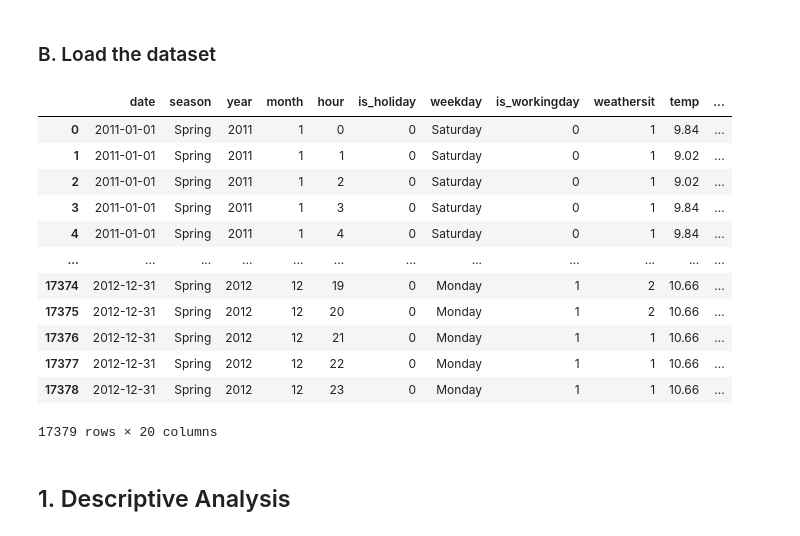
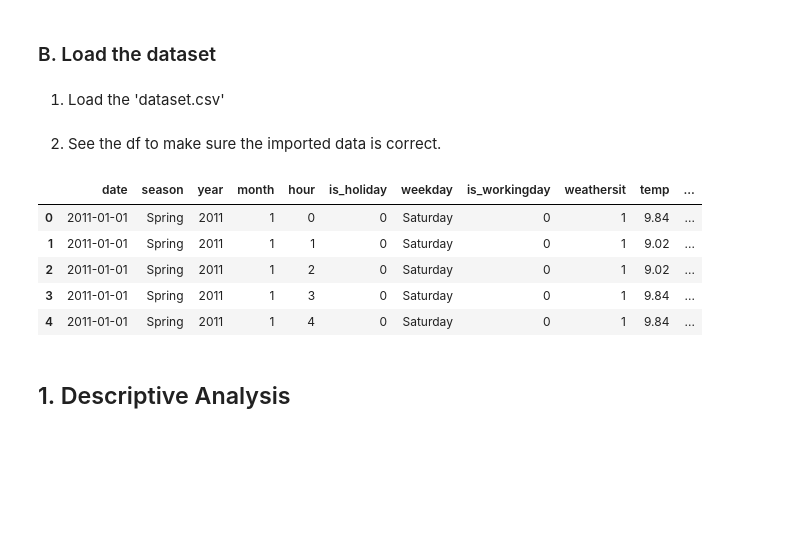
Before and after one commit to bagusfarisa/bike-sharing-demand-probability-analysis, a Jupyter notebook: bikesharing.ipynb, the cells around one changed output. Cells and saved outputs as stored; diff of their text form; code cells hidden in the pictures; blank space fills up the shorter version.

```diff
--- a/bikesharing.ipynb
+++ b/bikesharing.ipynb
@@ -19,22 +19,19 @@ import seaborn as sns
 # %% [markdown]
 ### B. Load the dataset
+# %% [markdown]
+1. Load the 'dataset.csv'
 # %%
 df = pd.read_csv('dataset.csv')
+# %% [markdown]
+2. See the df to make sure the imported data is correct.
 # %%
-df
+df.head()
 # %% [output]
 |  | date | season | year | month | hour | is_holiday | weekday | is_workingday | weathersit | temp | ... |
 | 0 | 2011-01-01 | Spring | 2011 | 1 | 0 | 0 | Saturday | 0 | 1 | 9.84 | ... |
 | 1 | 2011-01-01 | Spring | 2011 | 1 | 1 | 0 | Saturday | 0 | 1 | 9.02 | ... |
 | 2 | 2011-01-01 | Spring | 2011 | 1 | 2 | 0 | Saturday | 0 | 1 | 9.02 | ... |
 | 3 | 2011-01-01 | Spring | 2011 | 1 | 3 | 0 | Saturday | 0 | 1 | 9.84 | ... |
 | 4 | 2011-01-01 | Spring | 2011 | 1 | 4 | 0 | Saturday | 0 | 1 | 9.84 | ... |
-| ... | ... | ... | ... | ... | ... | ... | ... | ... | ... | ... | ... |
-| 17374 | 2012-12-31 | Spring | 2012 | 12 | 19 | 0 | Monday | 1 | 2 | 10.66 | ... |
-| 17375 | 2012-12-31 | Spring | 2012 | 12 | 20 | 0 | Monday | 1 | 2 | 10.66 | ... |
-| 17376 | 2012-12-31 | Spring | 2012 | 12 | 21 | 0 | Monday | 1 | 1 | 10.66 | ... |
-| 17377 | 2012-12-31 | Spring | 2012 | 12 | 22 | 0 | Monday | 1 | 1 | 10.66 | ... |
-| 17378 | 2012-12-31 | Spring | 2012 | 12 | 23 | 0 | Monday | 1 | 1 | 10.66 | ... |
-17379 rows × 20 columns
 # %% [markdown]
 ## 1. Descriptive Analysis
```
Also changed, not shown: parts of 18 cells of this notebook.
